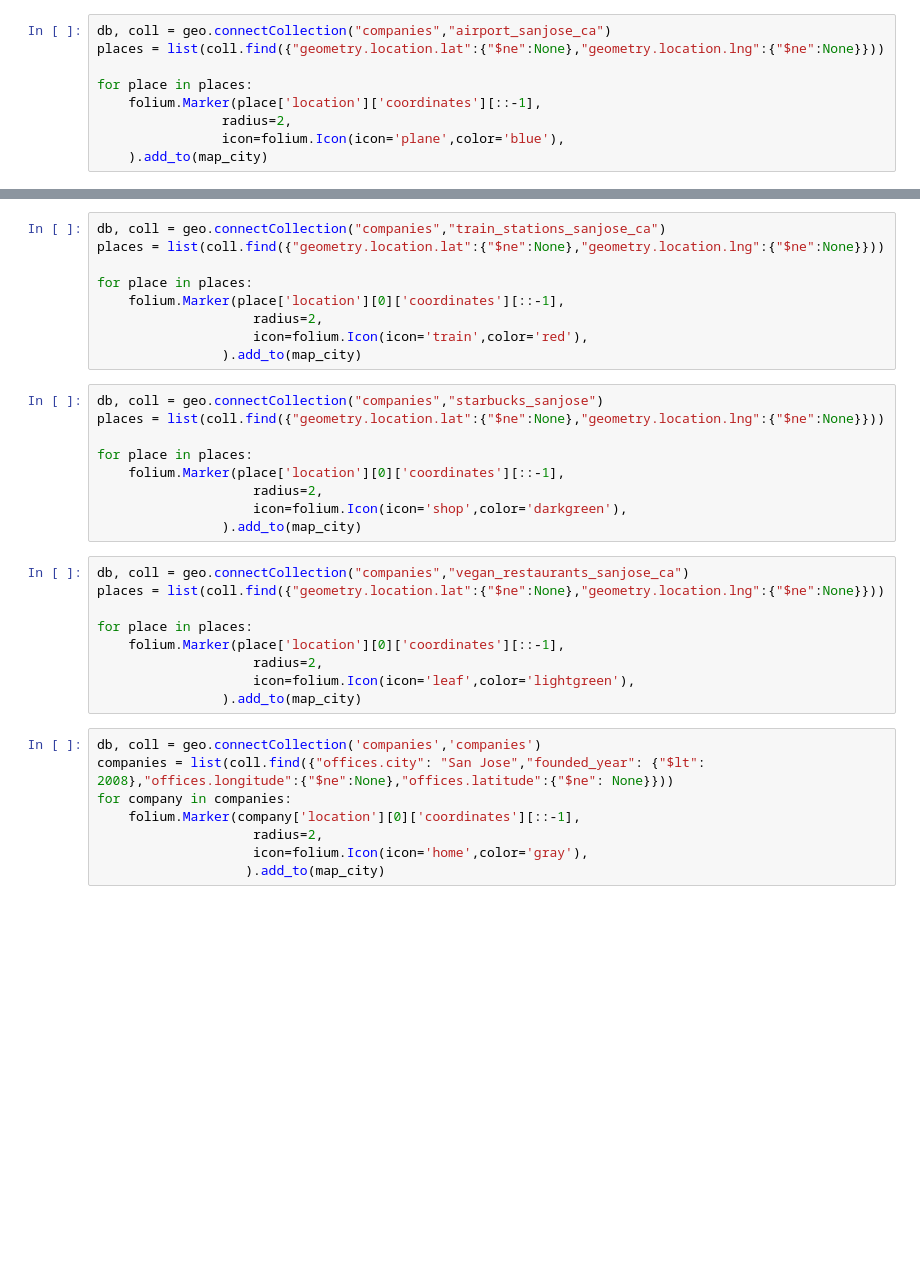
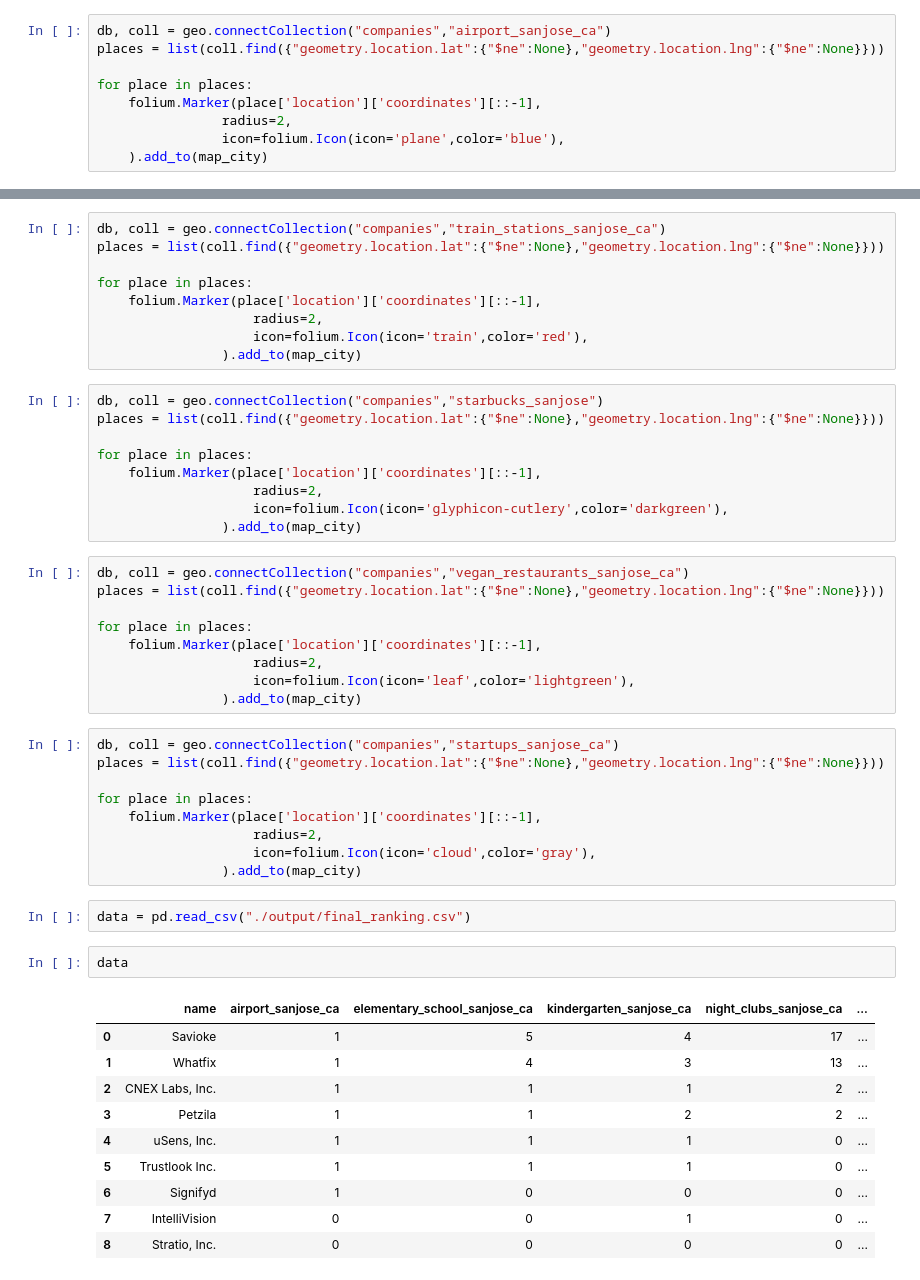
Before and after one commit to David-Fde/mongo-project, a Jupyter notebook: jupyters/print_map.ipynb, the cells around one changed output, grey strips where cells are left out. Cells and saved outputs as stored; diff of their text form; blank space fills up the shorter version.

Commit message:
Finalizado

```diff
--- a/jupyters/print_map.ipynb
+++ b/jupyters/print_map.ipynb
@@ -48,7 +49,7 @@ db, coll = geo.connectCollection("companies","train_stations_sanjose_ca")
 places = list(coll.find({"geometry.location.lat":{"$ne":None},"geometry.location.lng":{"$ne":None}}))
 
 for place in places:
-    folium.Marker(place['location'][0]['coordinates'][::-1],
+    folium.Marker(place['location']['coordinates'][::-1],
                     radius=2,
                     icon=folium.Icon(icon='train',color='red'),
                 ).add_to(map_city)
@@ -57,26 +58,42 @@ db, coll = geo.connectCollection("companies","starbucks_sanjose")
 places = list(coll.find({"geometry.location.lat":{"$ne":None},"geometry.location.lng":{"$ne":None}}))
 
 for place in places:
-    folium.Marker(place['location'][0]['coordinates'][::-1],
+    folium.Marker(place['location']['coordinates'][::-1],
                     radius=2,
-                    icon=folium.Icon(icon='shop',color='darkgreen'),
+                    icon=folium.Icon(icon='glyphicon-cutlery',color='darkgreen'),
                 ).add_to(map_city)
 # %%
 db, coll = geo.connectCollection("companies","vegan_restaurants_sanjose_ca")
 places = list(coll.find({"geometry.location.lat":{"$ne":None},"geometry.location.lng":{"$ne":None}}))
 
 for place in places:
-    folium.Marker(place['location'][0]['coordinates'][::-1],
+    folium.Marker(place['location']['coordinates'][::-1],
                     radius=2,
                     icon=folium.Icon(icon='leaf',color='lightgreen'),
                 ).add_to(map_city)
 # %%
-db, coll = geo.connectCollection('companies','companies')
-companies = list(coll.find({"offices.city": "San Jose","founded_year": {"$lt": 2008},"offices.longitude":{"$ne":None},"offices.latitude":{"$ne": None}}))
-for company in companies:
-    folium.Marker(company['location'][0]['coordinates'][::-1],
+db, coll = geo.connectCollection("companies","startups_sanjose_ca")
+places = list(coll.find({"geometry.location.lat":{"$ne":None},"geometry.location.lng":{"$ne":None}}))
+
+for place in places:
+    folium.Marker(place['location']['coordinates'][::-1],
                     radius=2,
-                    icon=folium.Icon(icon='home',color='gray'),
-                   ).add_to(map_city)
+                    icon=folium.Icon(icon='cloud',color='gray'),
+                ).add_to(map_city)
+# %%
+data = pd.read_csv("./output/final_ranking.csv")
+# %%
+data
+# %% [output]
+|  | name | airport_sanjose_ca | elementary_school_sanjose_ca | kindergarten_sanjose_ca | night_clubs_sanjose_ca | ... |
+| 0 | Savioke | 1 | 5 | 4 | 17 | ... |
+| 1 | Whatfix | 1 | 4 | 3 | 13 | ... |
+| 2 | CNEX Labs, Inc. | 1 | 1 | 1 | 2 | ... |
+| 3 | Petzila | 1 | 1 | 2 | 2 | ... |
+| 4 | uSens, Inc. | 1 | 1 | 1 | 0 | ... |
+| 5 | Trustlook Inc. | 1 | 1 | 1 | 0 | ... |
+| 6 | Signifyd | 1 | 0 | 0 | 0 | ... |
+| 7 | IntelliVision | 0 | 0 | 1 | 0 | ... |
+| 8 | Stratio, Inc. | 0 | 0 | 0 | 0 | ... |
 # %%
 map_city
```
Also changed, not shown: parts of 7 cells of this notebook, 9 other files.
